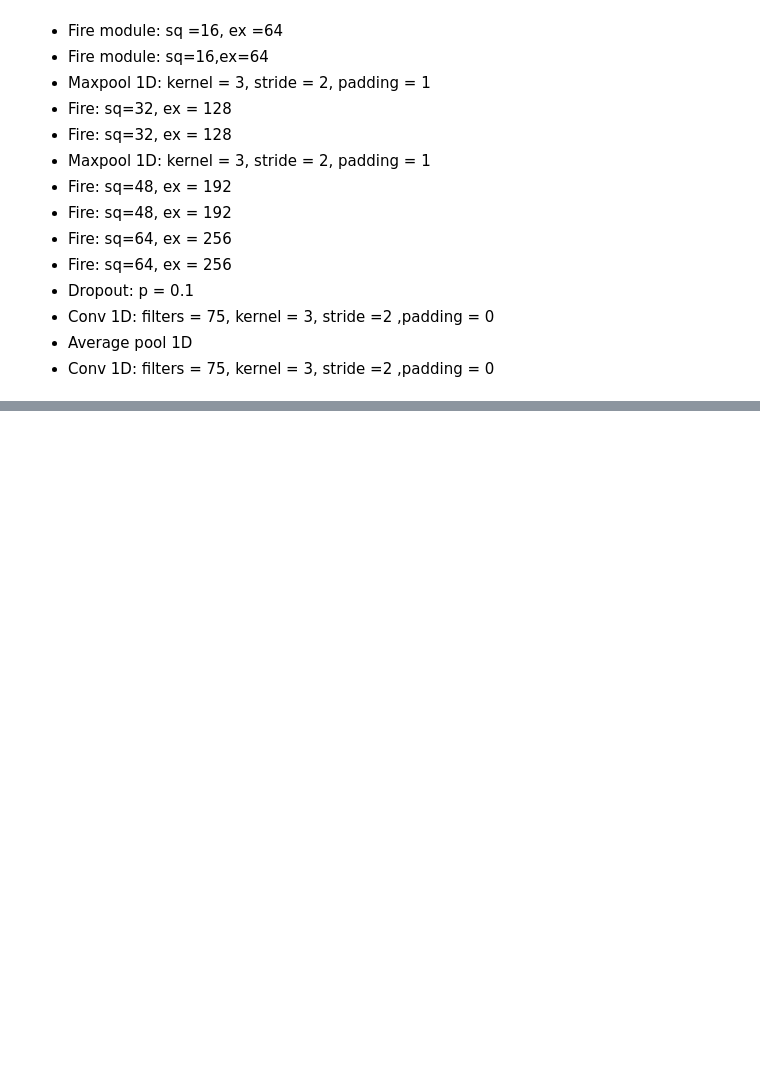
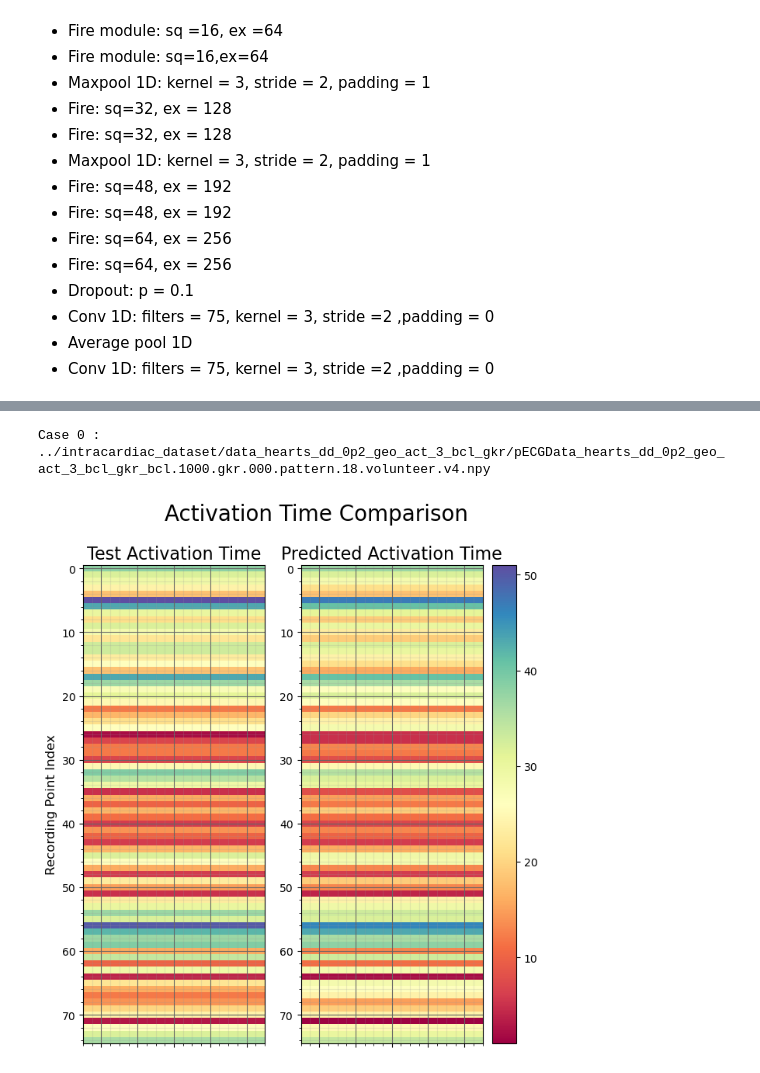
Before and after one commit to kh-bh/DSC_2024_Space_Jam, a Jupyter notebook: Task_Three/task_3_getting_started.ipynb, the cells around one changed output, grey strips where cells are left out. Drawn from its saved outputs; the diff is of its cells as text; code cells hidden in the pictures; blank space fills up the shorter version.

```diff
--- a/Task_Three/task_3_getting_started.ipynb
+++ b/Task_Three/task_3_getting_started.ipynb
@@ -264,0 +265,54 @@ KeyboardInterrupt:
+# %%
+import numpy as np
+import matplotlib.pyplot as plt
+from cardiac_ml_tools import get_activation_time
+
+# Load data
+case = 0
+test_VmData = np.load('test.npy')
+VmData_gt = np.load(test_VmData[case][1])
+test_ActTime = get_activation_time(VmData_gt)
+
+print('Case {} : {}'.format(case, test_VmData[case][0]))
+
+pred_ActData = np.load('predictions.npy')
+pred_ActTime = pred_ActData[0].reshape(75,1)
+
+# Set up the plot with a fixed size
+fig, (ax1, ax2) = plt.subplots(1, 2, figsize=(8, 8))
+fig.suptitle('Activation Time Comparison', fontsize=20)
+
+# Determine global min and max for consistent color scaling
+vmin = min(np.min(test_ActTime), np.min(pred_ActTime))
+vmax = max(np.max(test_ActTime), np.max(pred_ActTime))
+
+# Plot test activation time
+im1 = ax1.imshow(test_ActTime, cmap='Spectral', interpolation='nearest', aspect='auto', vmin=vmin, vmax=vmax)
+ax1.set_title('Test Activation Time', fontsize=16)
+ax1.grid(visible=True, which='major', color='#666666', linestyle='-')
+ax1.minorticks_on()
+ax1.grid(visible=True, which='minor', color='#999999', linestyle='-', alpha=0.2)
+ax1.set_ylabel('Recording Point Index', fontsize=12)
+ax1.set_xticklabels([])
+#ax1.set_xlabel('Time', fontsize=12)
+
+# Plot predicted activation time
+im2 = ax2.imshow(pred_ActTime, cmap='Spectral', interpolation='nearest', aspect='auto', vmin=vmin, vmax=vmax)
+ax2.set_title('Predicted Activation Time', fontsize=16)
+ax2.grid(visible=True, which='major', color='#666666', linestyle='-')
+ax2.minorticks_on()
+ax2.grid(visible=True, which='minor', color='#999999', linestyle='-', alpha=0.2)
+ax2.set_xticklabels([])
+#ax2.set_ylabel('Recording Point Index', fontsize=12)
+#ax2.set_xlabel('Time', fontsize=12)
+
+# Add colorbar
+cbar = fig.colorbar(im2, ax=[ax1, ax2], orientation='vertical', pad=0.02)
+#cbar.set_label('Activation Time', fontsize=12)
+
+# Adjust layout and display the plots
+#plt.tight_layout()
+plt.show()
+# %% [output]
+Case 0 : ../intracardiac_dataset/data_hearts_dd_0p2_geo_act_3_bcl_gkr/pECGData_hearts_dd_0p2_geo_act_3_bcl_gkr_bcl.1000.gkr.000.pattern.18.volunteer.v4.npy
+[figure, added]
```
Also changed, not shown: parts of 1 cell of this notebook, 20 other files.
